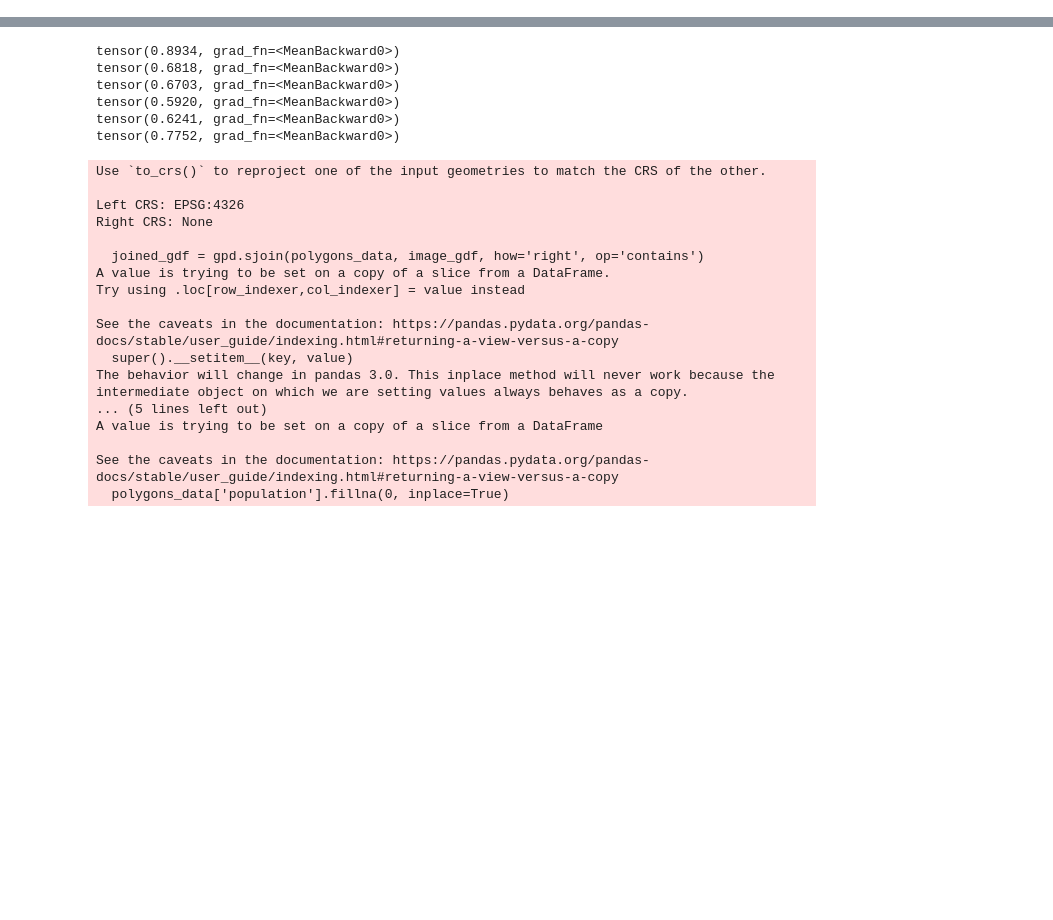
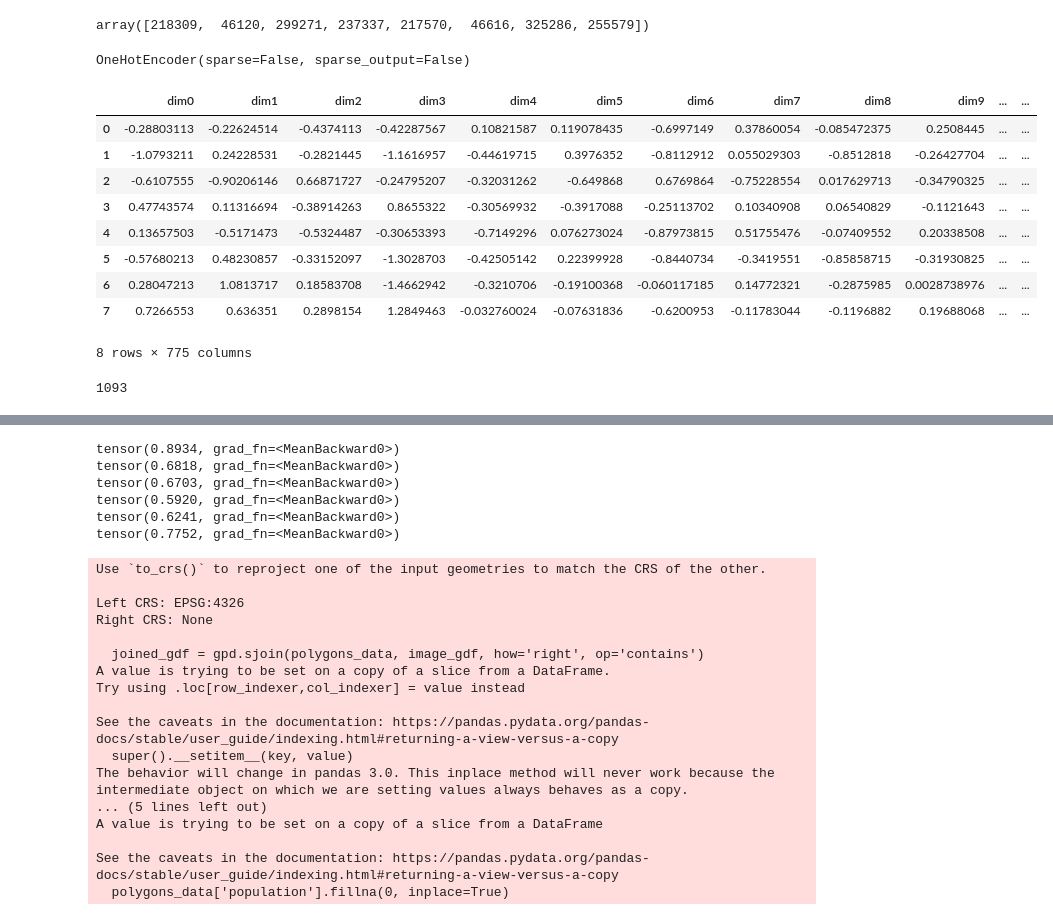
Before and after one commit to juthoma22/imbag, a Jupyter notebook: notebooks/playground.ipynb, the cells around one changed output, grey strips where cells are left out. Saved outputs shown, nothing was run; the diff lists cells and outputs as text; code cells hidden in the pictures; blank space fills up the shorter version.

```diff
--- a/notebooks/playground.ipynb
+++ b/notebooks/playground.ipynb
@@ -0,0 +215,19 @@
+# %%
+embeddings_df["index"] = embeddings_df["id"]
+# %%
+df_merged = embeddings_df.merge(metadata_df.reset_index()[['index', 'Country']], on='index', how='left')
+# %%
+df_merged=df_merged.drop(columns=["index"])
+# %%
+encoder = OneHotEncoder(sparse_output=False)
+
+# Fit and transform the 'Country' column
+country_encoded = encoder.fit_transform(df_merged[['Country']])
+
+# Convert the encoded result into a DataFrame with appropriate column names
+country_encoded_df = pd.DataFrame(country_encoded, columns=encoder.get_feature_names_out(['Country']))
+
+# Concatenate the original DataFrame with the new one-hot encoded DataFrame
+df_final = pd.concat([df_merged, country_encoded_df], axis=1)
+
+df_final = df_final.drop(columns=["Country"])
@@ -0,0 +280,4 @@
+# %%
+ids
+# %% [output]
+array([218309,  46120, 299271, 237337, 217570,  46616, 325286, 255579])
@@ -0,0 +288,19 @@
+# %%
+country_ints = list(country_to_int_map.values())
+one_hot_encoder = OneHotEncoder(sparse=False)
+one_hot_encoder.fit(np.array(country_ints).reshape(-1, 1))
+# %% [output]
+OneHotEncoder(sparse=False, sparse_output=False)
+# %%
+df_final
+# %% [output]
+|  | dim0 | dim1 | dim2 | dim3 | dim4 | dim5 | dim6 | dim7 | dim8 | dim9 | ... | ... |
+| 0 | -0.28803113 | -0.22624514 | -0.4374113 | -0.42287567 | 0.10821587 | 0.119078435 | -0.6997149 | 0.37860054 | -0.085472375 | 0.2508445 | ... | ... |
+| 1 | -1.0793211 | 0.24228531 | -0.2821445 | -1.1616957 | -0.44619715 | 0.3976352 | -0.8112912 | 0.055029303 | -0.8512818 | -0.26427704 | ... | ... |
+| 2 | -0.6107555 | -0.90206146 | 0.66871727 | -0.24795207 | -0.32031262 | -0.649868 | 0.6769864 | -0.75228554 | 0.017629713 | -0.34790325 | ... | ... |
+| 3 | 0.47743574 | 0.11316694 | -0.38914263 | 0.8655322 | -0.30569932 | -0.3917088 | -0.25113702 | 0.10340908 | 0.06540829 | -0.1121643 | ... | ... |
+| 4 | 0.13657503 | -0.5171473 | -0.5324487 | -0.30653393 | -0.7149296 | 0.076273024 | -0.87973815 | 0.51755476 | -0.07409552 | 0.20338508 | ... | ... |
+| 5 | -0.57680213 | 0.48230857 | -0.33152097 | -1.3028703 | -0.42505142 | 0.22399928 | -0.8440734 | -0.3419551 | -0.85858715 | -0.31930825 | ... | ... |
+| 6 | 0.28047213 | 1.0813717 | 0.18583708 | -1.4662942 | -0.3210706 | -0.19100368 | -0.060117185 | 0.14772321 | -0.2875985 | 0.0028738976 | ... | ... |
+| 7 | 0.7266553 | 0.636351 | 0.2898154 | 1.2849463 | -0.032760024 | -0.07631836 | -0.6200953 | -0.11783044 | -0.1196882 | 0.19688068 | ... | ... |
+8 rows × 775 columns
@@ -0,0 +327,4 @@
+# %%
+len(df)
+# %% [output]
+1093
```
Also changed, not shown: parts of 29 cells of this notebook, 10 other files.
